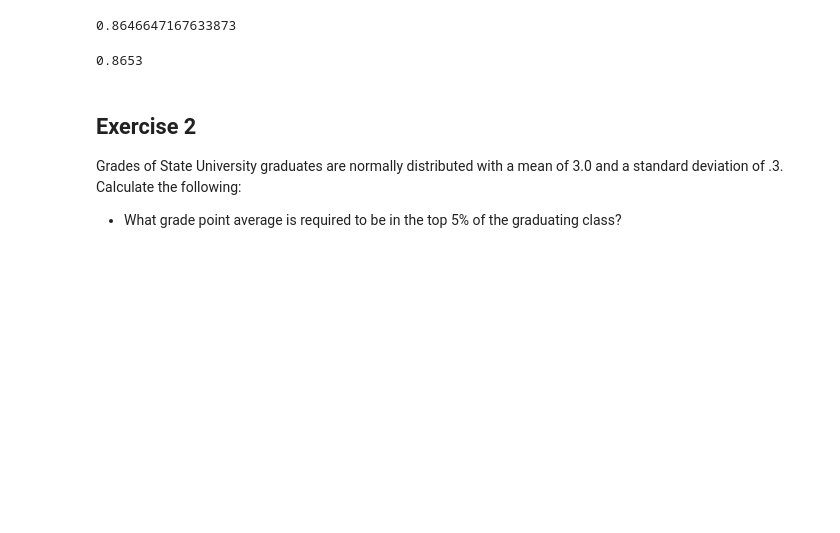
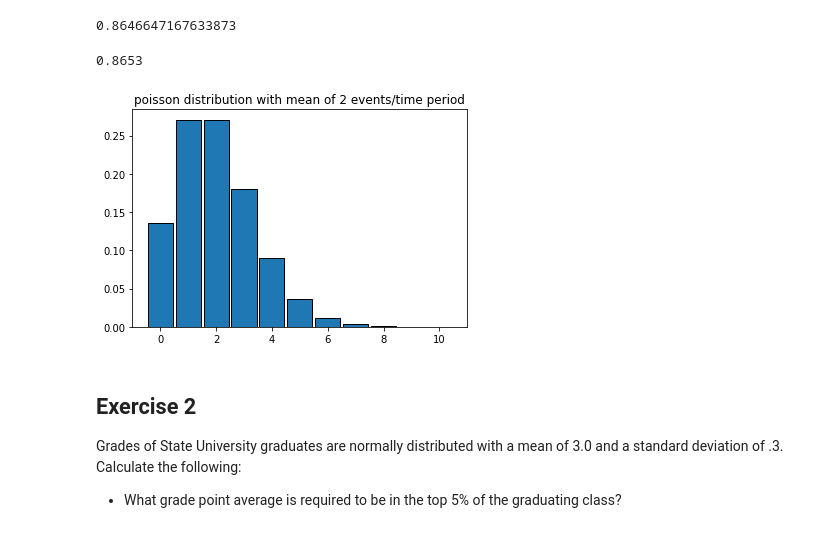
Before and after one commit to gilbert-noriega-ii/statistics-exercises, a Jupyter notebook: probability_distributions.ipynb, the cells around one changed output. Drawn from its saved outputs; the diff is of its cells as text; code cells hidden in the pictures; blank space fills up the shorter version.

```diff
--- a/probability_distributions.ipynb
+++ b/probability_distributions.ipynb
@@ -46,6 +46,15 @@ stats.poisson(2).sf(0)
 (np.random.poisson(2, 100000) >= 1).mean()
 # %% [output]
 0.8653
+# %%
+x = np.arange(0, 11)
+y = stats.poisson(2).pmf(x)
+
+plt.bar(x, y, width = .9, ec = 'black')
+plt.title("poisson distribution with mean of 2 events/time period")
+plt.show()
+# %% [output]
+[figure, added]
 # %% [markdown]
 ## Exercise 2
 Grades of State University graduates are normally distributed with a mean of 3.0 and a standard deviation of .3. Calculate the following:
```
Also changed, not shown: parts of 4 cells of this notebook.
